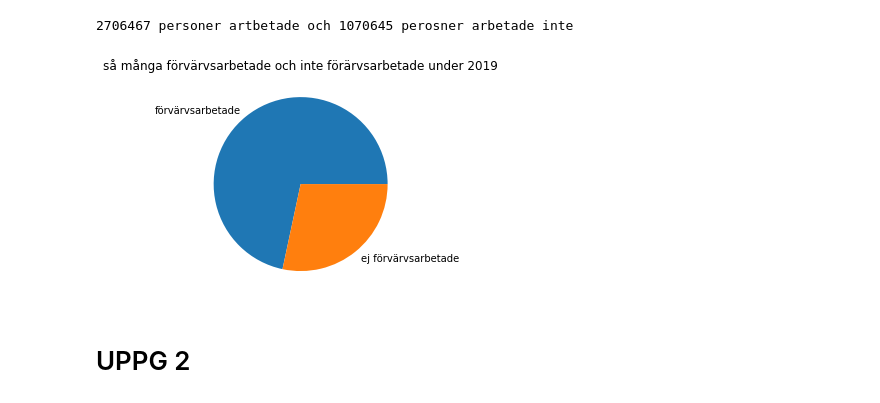
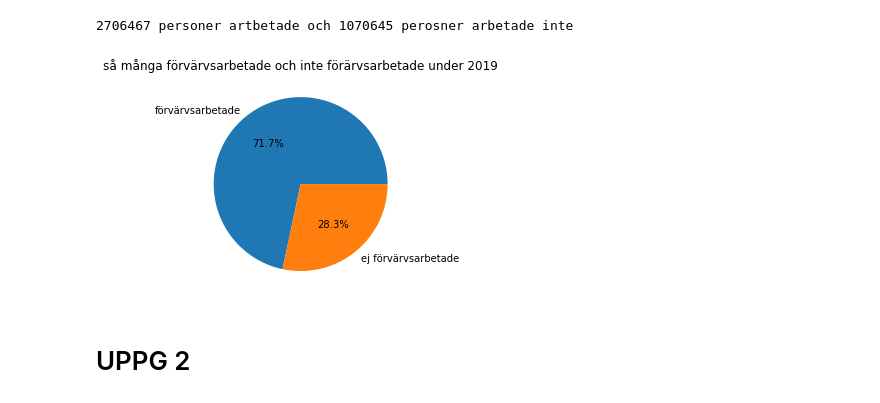
Before and after one commit to Mohammadreza324/Mohammmadreza-Sharifi-19c, a Jupyter notebook: programmeing-i-verklig/pandas/panda.ipynb, the cells around one changed output. Cells and saved outputs as stored; diff of their text form; code cells hidden in the pictures.

```diff
--- a/programmeing-i-verklig/pandas/panda.ipynb
+++ b/programmeing-i-verklig/pandas/panda.ipynb
@@ -14,12 +14,12 @@ print(f"{ja} personer artbetade och {nej} perosner arbetade inte ")
 # %%
 import matplotlib.pyplot as plt
 lista = [ja, nej]
 namn = "förvärvsarbetade", "ej förvärvsarbetade"
-plt.pie(lista,labels=namn)
+plt.pie(lista,labels=namn, autopct='%1.1f%%')
 plt.title("så många förvärvsarbetade och inte förärvsarbetade under 2019")
 plt.show()
 # %% [output]
-[figure, old version]
+[figure, new version]
 # %% [markdown]
 # UPPG 2
 # %%
```
Also changed, not shown: parts of 4 cells of this notebook.
